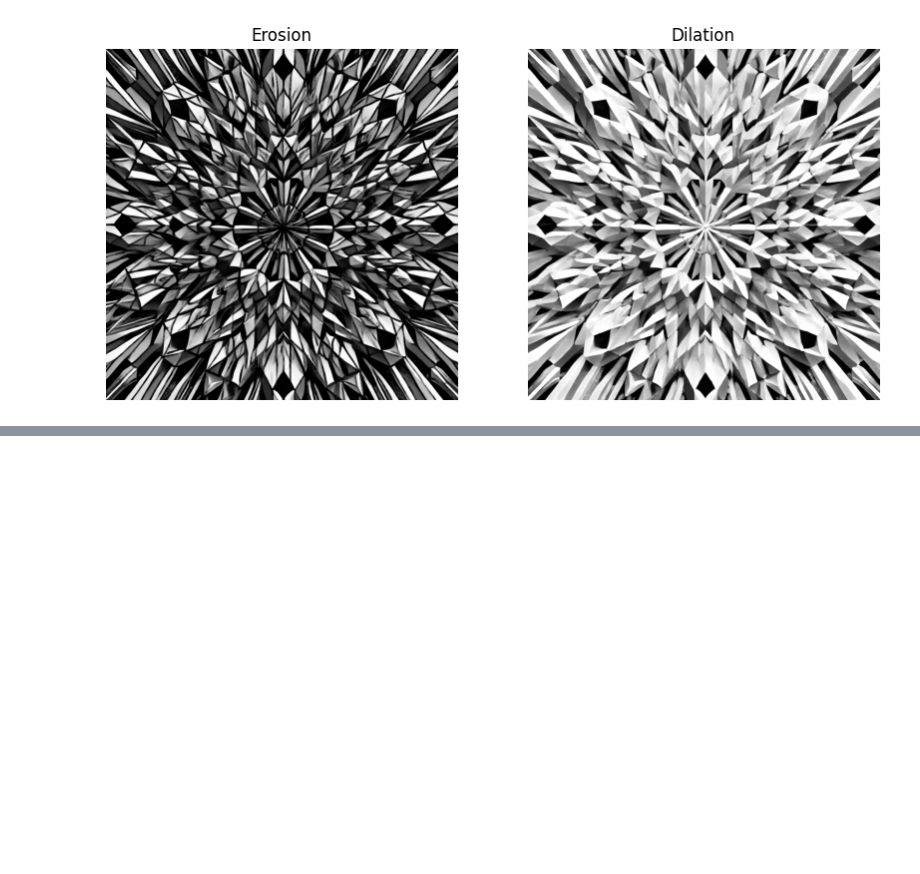
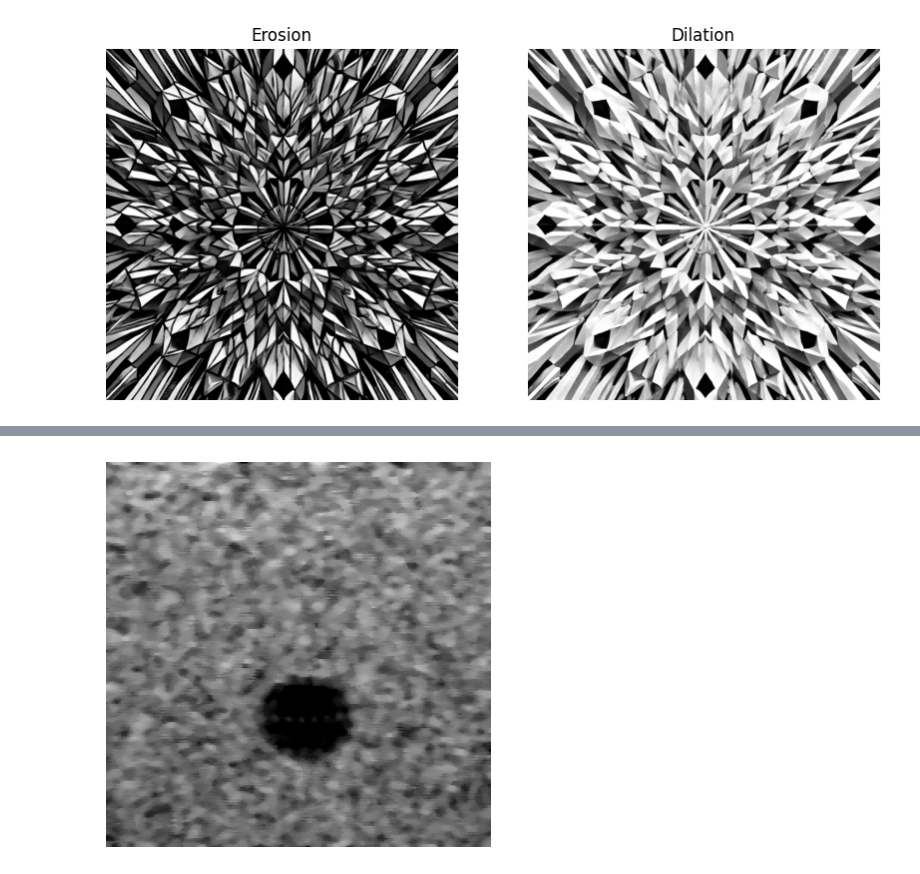
Before and after one commit to WhiterBy1/Procesamiento_De_Imagenes, a Jupyter notebook: Procesamiento_de_imagen.ipynb, the cells around one changed output, grey strips where cells are left out. Saved outputs shown, nothing was run; the diff lists cells and outputs as text; code cells hidden in the pictures; blank space fills up the shorter version.

```diff
--- a/Procesamiento_de_imagen.ipynb
+++ b/Procesamiento_de_imagen.ipynb
@@ -46,0 +74,12 @@ plt.show()
+# %%
+from skimage.filters import median
+from skimage.morphology import disk
+# Filtro mediano
+filtered_image = median(image, disk(3))
+# Visualizar imagen filtrada
+plt.figure(figsize=(5, 5))
+plt.imshow(filtered_image, cmap='gray')
+plt.axis('off')
+plt.show()
+# %% [output]
+[figure, added]
```
Also changed, not shown: parts of 2 cells of this notebook.
